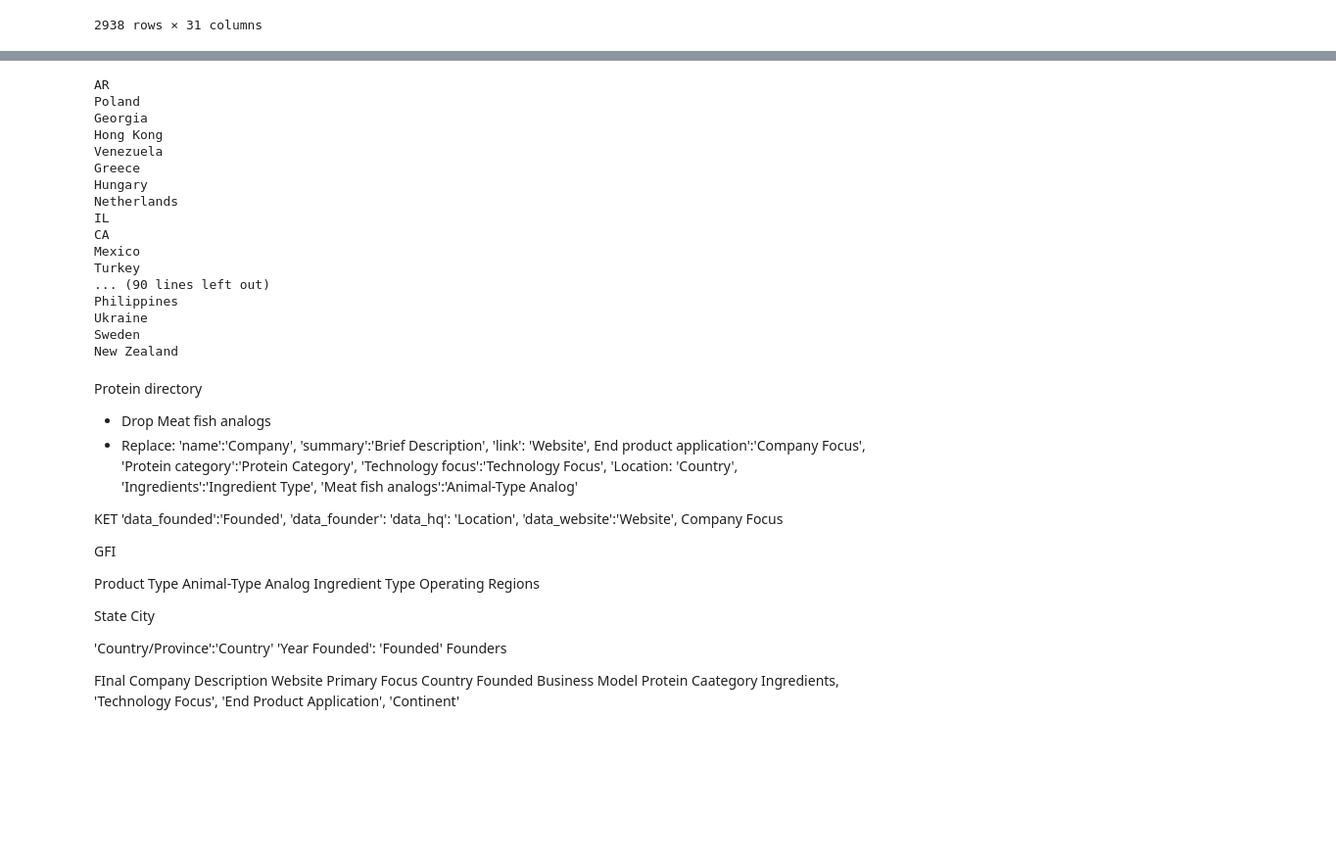
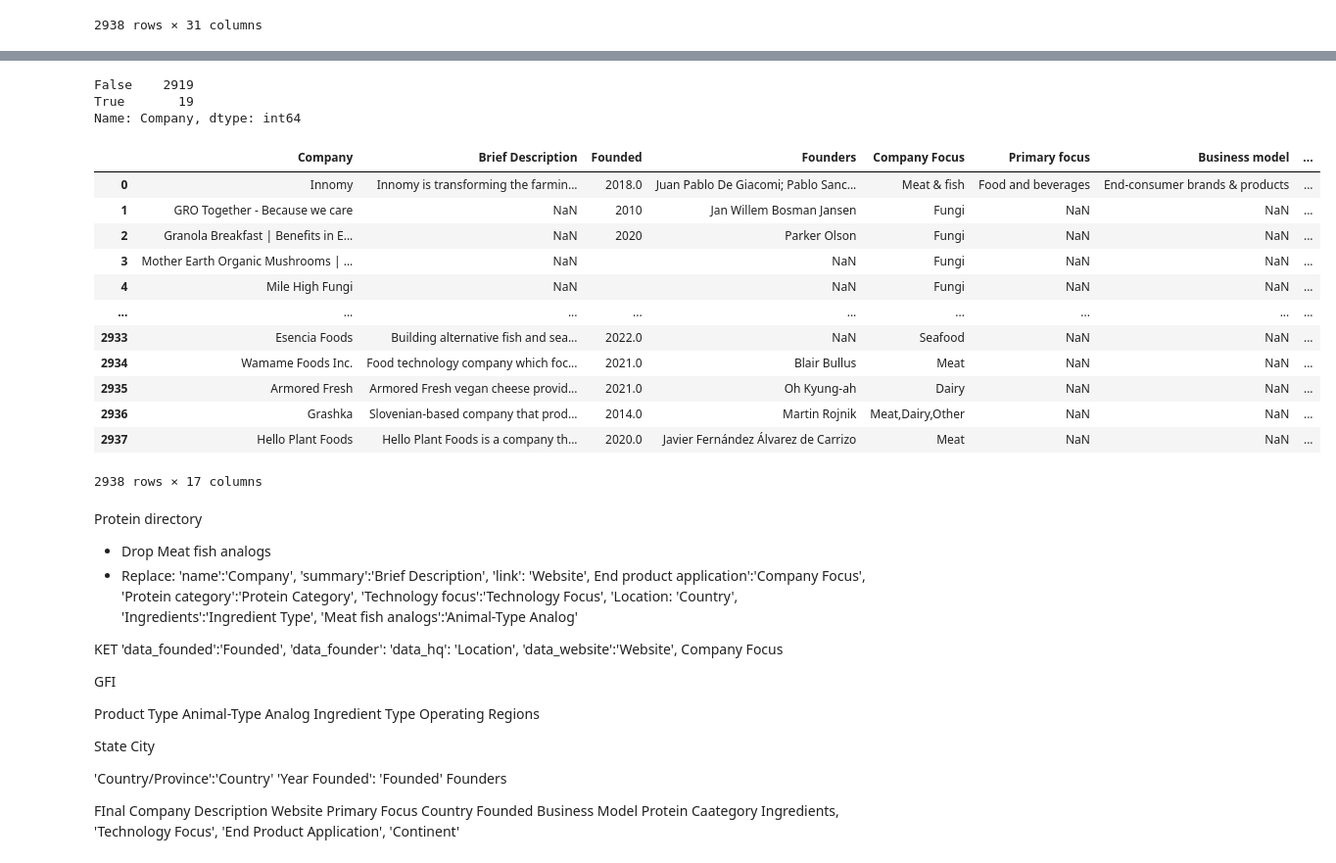
Before and after one commit to mairasalazar/Data-Portfolio, a Jupyter notebook: Alternative Protein companies/alt_protein_companies.ipynb, the cells around one changed output, grey strips where cells are left out. Shown at 98% size. Drawn from its saved outputs; the diff is of its cells as text; code cells hidden in the pictures; blank space fills up the shorter version.

```diff
--- a/Alternative Protein companies/Alt Protein Companies.ipynb
+++ b/Alternative Protein companies/alt_protein_companies.ipynb
@@ -309,31 +293,28 @@ Name: Country, Length: 105, dtype: int64
 # %%
+#  Clean countries
+all_companies['Country'].value_counts()
 all_companies.at[376, 'Country'] = 'Japan'
 for i in [291, 489, 490, 531]:
     all_companies.at[i, 'Country'] = 'Netherlands'
-
-all_companies.replace({'Colorado':'United States',
-'US':'United States',
-'USA':'United States',
-'Sweeden':'Sweden',
-'California':'United States',
+for i in ['Colorado', 'US', 'USA', 'California', 'United States.', 'WA', 'FL', 'Ohio', 'Michigan','Washington']:
+    all_companies.replace({i: 'United States'}, inplace=True)
+all_companies.replace({'Sweeden':'Sweden',
 'not understood': np.nan,
-'WA':'United States',
-'United States.':'United States',
 'Finnland':'Finland',
 'The Netherlands':'Netherlands,',
 'Haryana':'India',
-'FL':'United States',
 'Columbia':'Spain',
-'Ohio':'United States',
 'Worcestershire': 'United Kingdom',
-'Michigan':'United States'
-'Washington':'United States',
 'Pskov':'Russia',
 'British Columbia': 'Canada'
 }, inplace=True)
 # %%
 # Add continent
-country_list = list(set(test.Country.to_list()))
+country_list = list(set(all_companies.Country.to_list()))
+country_list.remove(np.nan)
 continent_dic = {country: coco.convert(country, to='Continent') for country in country_list}
+continent_dic['Scotland'] = 'Europe'
+continent_dic['Wales'] = 'Europe'
+all_companies['Continent'] = all_companies.Country.map(continent_dic)
 # %% [output]
 Scotland not found in regex
@@ -346,21 +321,0 @@ all_companies[all_companies.Country=='Columbia']
-# %%
-for i in country_list:
-    print(i)
-# %% [output]
-AR
-Poland
-Georgia
-Hong Kong
-Venezuela
-Greece
-Hungary
-Netherlands
-IL
-CA
-Mexico
-Turkey
-... (90 lines left out)
-Philippines
-Ukraine
-Sweden
-New Zealand
@@ -366,0 +327,33 @@ New Zealand
+# %%
+import json
+
+with open('names.json') as f:
+   data = json.load(f)
+# %%
+names_df = pd.DataFrame(data.items(), columns=['Website', 'Company'])
+names_df.replace({'Not Acceptable!':np.nan}, inplace=True)
+names_df.head(30)
+# %% [output]
+False    2919
+True       19
+Name: Company, dtype: int64
+# %%
+test = all_companies.copy()
+all_companies['Company'] = np.where(all_companies.Company.isnull(),
+                                    all_companies['Website'].map(names_df.set_index('Website')['Company']),
+                                    all_companies['Company'])
+all_companies
+# %% [output]
+|  | Company | Brief Description | Founded | Founders | Company Focus | Primary focus | Business model | ... |
+| 0 | Innomy | Innomy is transforming the farmin... | 2018.0 | Juan Pablo De Giacomi; Pablo Sanc... | Meat & fish | Food and beverages | End-consumer brands & products | ... |
+| 1 | GRO Together - Because we care | NaN | 2010 | Jan Willem Bosman Jansen | Fungi | NaN | NaN | ... |
+| 2 | Granola Breakfast | Benefits in E... | NaN | 2020 | Parker Olson | Fungi | NaN | NaN | ... |
+| 3 | Mother Earth Organic Mushrooms | ... | NaN |  | NaN | Fungi | NaN | NaN | ... |
+| 4 | Mile High Fungi | NaN |  | NaN | Fungi | NaN | NaN | ... |
+| ... | ... | ... | ... | ... | ... | ... | ... | ... |
+| 2933 | Esencia Foods | Building alternative fish and sea... | 2022.0 | NaN | Seafood | NaN | NaN | ... |
+| 2934 | Wamame Foods Inc. | Food technology company which foc... | 2021.0 | Blair Bullus | Meat | NaN | NaN | ... |
+| 2935 | Armored Fresh | Armored Fresh vegan cheese provid... | 2021.0 | Oh Kyung-ah | Dairy | NaN | NaN | ... |
+| 2936 | Grashka | Slovenian-based company that prod... | 2014.0 | Martin Rojnik | Meat,Dairy,Other | NaN | NaN | ... |
+| 2937 | Hello Plant Foods | Hello Plant Foods is a company th... | 2020.0 | Javier Fernández Álvarez de Carrizo | Meat | NaN | NaN | ... |
+2938 rows × 17 columns
```
Also changed, not shown: parts of 5 cells of this notebook, 6 other files.
